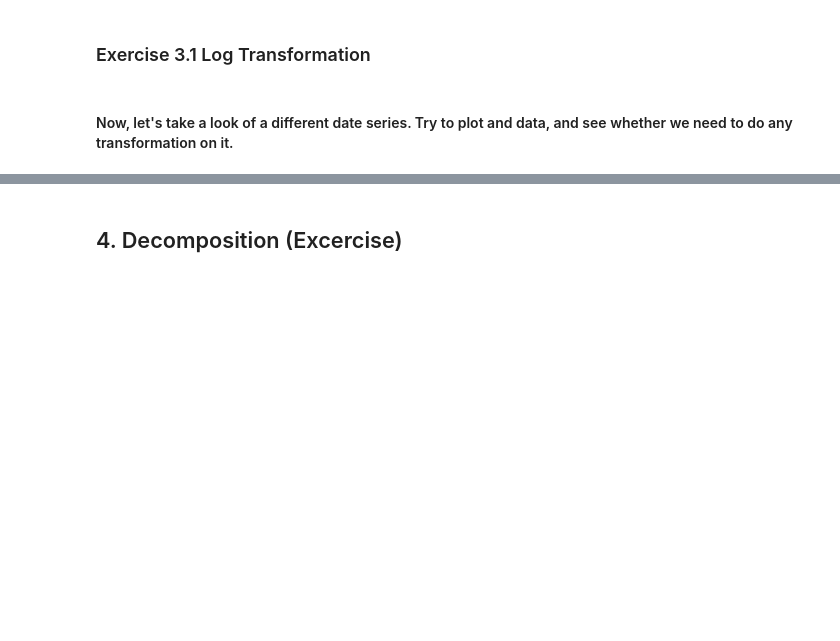
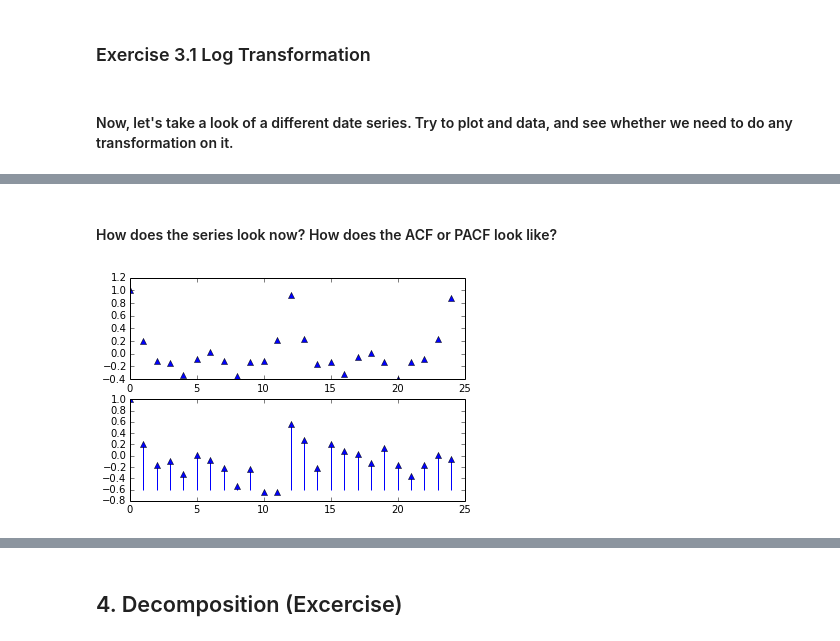
Before and after one commit to qwu-570/geogg121, a Jupyter notebook: tsa_temp.ipynb, the cells around one changed output, grey strips where cells are left out. Drawn from its saved outputs; the diff is of its cells as text; code cells hidden in the pictures; blank space fills up the shorter version.

```diff
--- a/tsa_temp.ipynb
+++ b/tsa_temp.ipynb
@@ -304,0 +321,16 @@ air = '112	118	132	129	121	135	148	148	136	119	104	118\
+# %% [markdown]
+#### How does the series look now? How does the ACF or PACF look like?
+# %%
+def plot_acf_pacf(data):
+    acf, ci, Q, pvalue = tsa.acf(data, nlags=24, alpha=0.05, qstat=True, unbiased=True)
+    subplot(211)
+    plot(acf,'b^')
+
+    pacf, cip = tsa.pacf(data, nlags=24, alpha=0.05)
+    subplot(212)
+    plot(pacf,'b^')
+    vlines(np.arange(len(pacf)),[-0.6],pacf,'b')
+
+plot_acf_pacf(df1_log_air)
+# %% [output]
+[figure, added]
```
Also changed, not shown: parts of 30 cells of this notebook.
